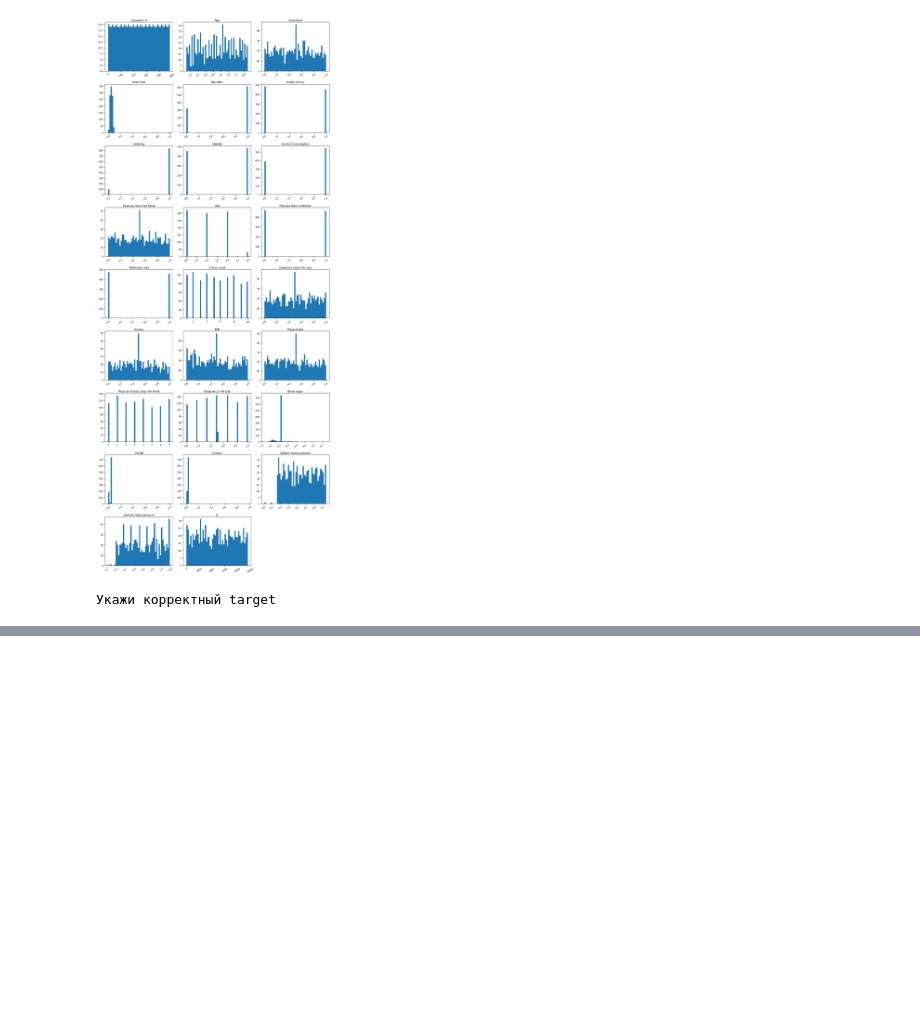
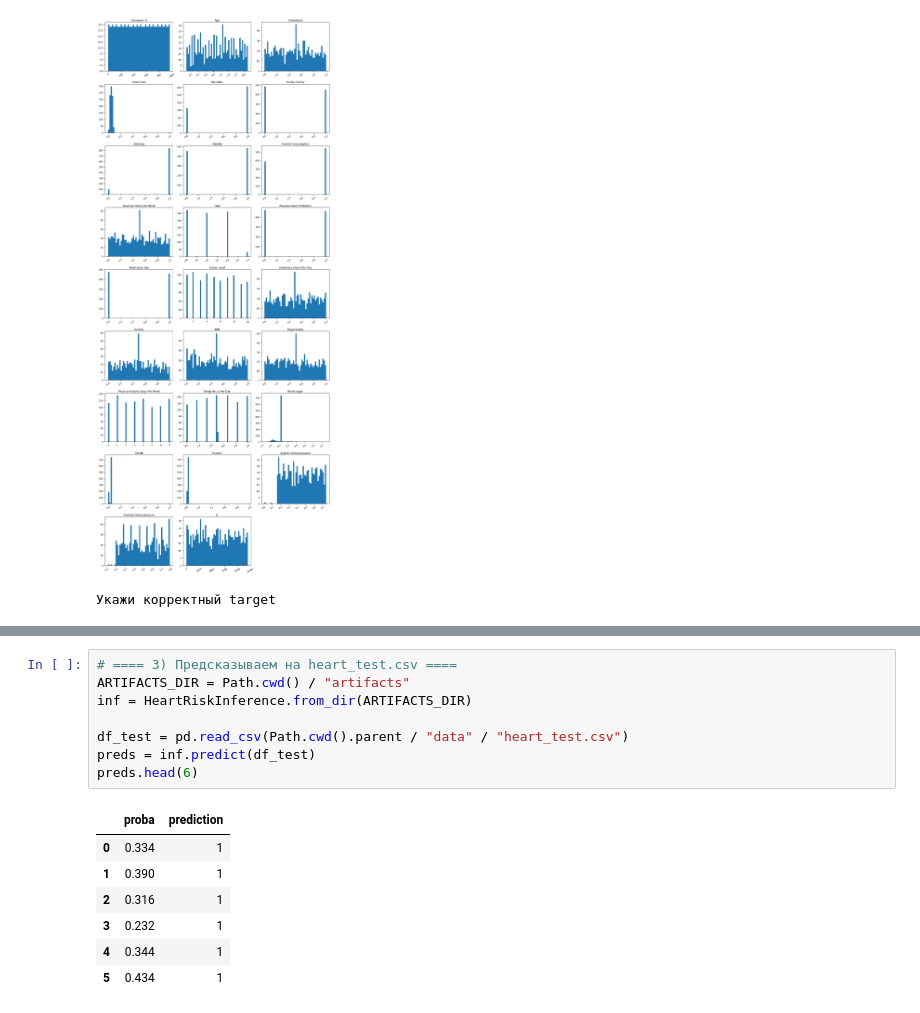
Before and after one commit to alexkeram/heart-risk-fastapi-service, a Jupyter notebook: notebooks/heart_risk_notebook.ipynb, the cells around one changed output, grey strips where cells are left out. Drawn from its saved outputs; the diff is of its cells as text; blank space fills up the shorter version.

```diff
--- a/notebooks/EDA_s.ipynb
+++ b/notebooks/heart_risk_notebook.ipynb
@@ -766,0 +165,16 @@ preds.head(5000)
+# %%
+# ==== 3) Предсказываем на heart_test.csv ====
+ARTIFACTS_DIR = Path.cwd() / "artifacts"
+inf = HeartRiskInference.from_dir(ARTIFACTS_DIR)
+
+df_test = pd.read_csv(Path.cwd().parent / "data" / "heart_test.csv")
+preds = inf.predict(df_test)
+preds.head(6)
+# %% [output]
+|  | proba | prediction |
+| 0 | 0.334 | 1 |
+| 1 | 0.390 | 1 |
+| 2 | 0.316 | 1 |
+| 3 | 0.232 | 1 |
+| 4 | 0.344 | 1 |
+| 5 | 0.434 | 1 |
```
Also changed, not shown: parts of 11 cells of this notebook, 8 other files.
